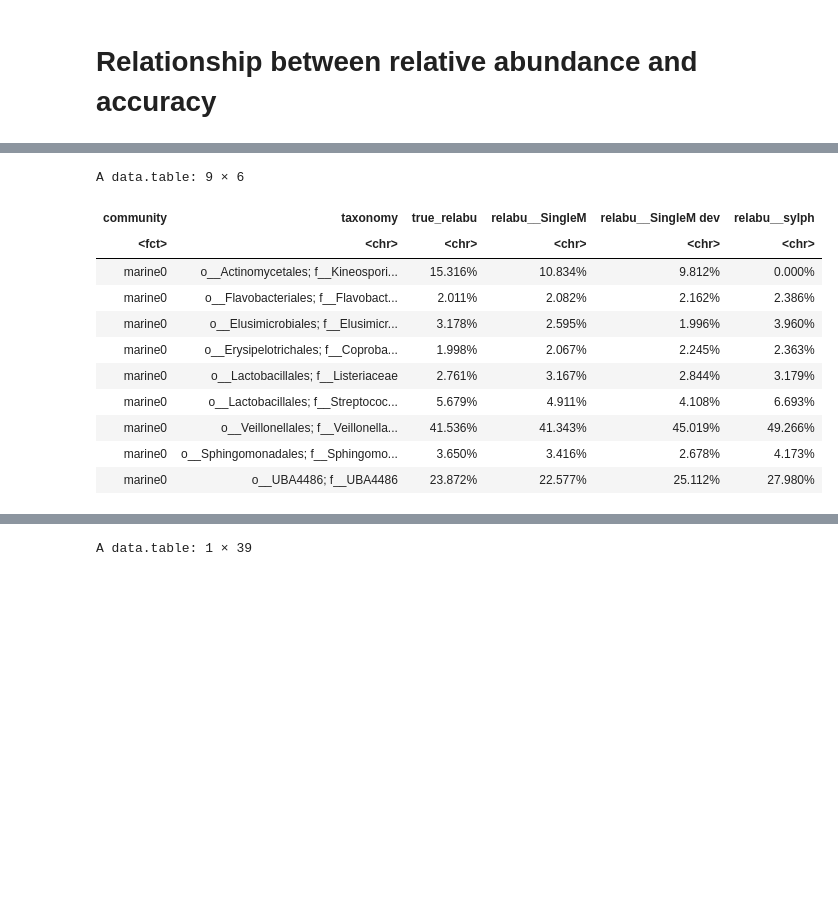
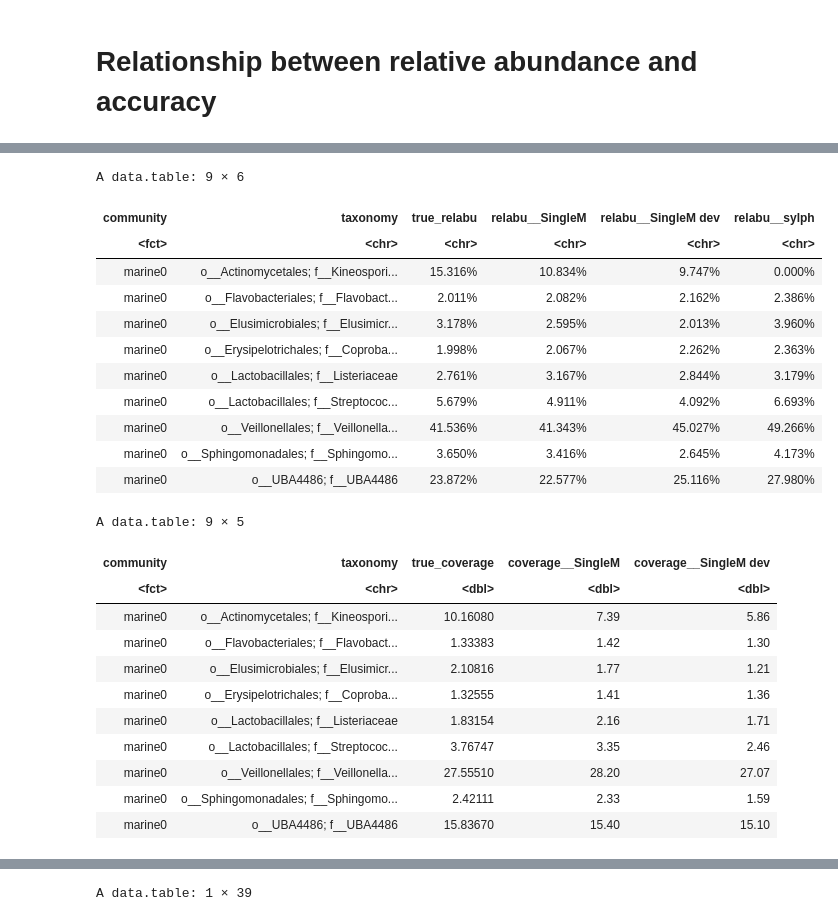
Before and after one commit to timbalam/singlem-benchmarking, a Jupyter notebook: 5_novelty/plot.ipynb, the cells around one changed output, grey strips where cells are left out. Drawn from its saved outputs; the diff is of its cells as text; code cells hidden in the pictures; blank space fills up the shorter version.

```diff
--- a/5_novelty/plot.ipynb
+++ b/5_novelty/plot.ipynb
@@ -76,17 +76,33 @@ m = dcast(all_profiles, taxonomy + community ~ tool, value.var = c("relabu", "co
 setnames(m, names(m), gsub("_", "__", names(m)))
 setnames(m, c("relabu__Gold standard", "coverage__Gold standard"), c("true_relabu", "true_coverage"))
 # %%
+# singlem and sylph relative abundances
 format_table <- function(m) {
     ra_cols <- grep("^relabu_|_relabu$", names(m), value = TRUE)
     mtmp = m[, which(!grepl("^coverage_|_coverage$", names(m))), with = FALSE]
     mtmp[
         ,
         c(ra_cols, "taxonomy") := c(
-            lapply(.SD[, ra_cols, with = FALSE], scales::label_percent()),
+            lapply(.SD, scales::label_percent()),
             list(purrr::map_chr(strsplit(taxonomy, "; ?"), function(x) paste0(tail(x,2), collapse = "; ")))
-        )
+        ),
+        .SDcols = ra_cols
     ][]
 }
+# %%
+# singlem coverages
+format_table_cov <- function(m) {
+    cov_cols <- grep("sylph", grep("^coverage_|_coverage$", names(m), value = TRUE), invert = TRUE, value = TRUE)
+    mtmp = m[, which(!grepl("^relabu_|_relabu$", names(m)) & !grepl("sylph", names(m))), with = FALSE]
+    mtmp[
+        ,
+        c(cov_cols, "taxonomy") := c(
+            .SD,
+            list(purrr::map_chr(strsplit(taxonomy, "; ?"), function(x) paste0(tail(x,2), collapse = "; ")))
+        ),
+        .SDcols = cov_cols
+    ][]
+}
 # %%
 # kingdom
 format_table(m[grep("d__", taxonomy), lapply(.SD, sum), by = list(community, taxonomy = gsub(";p__.*", "", taxonomy))])
@@ -140,19 +184,32 @@ A data.table: 8 × 6
 # %%
 # family
 format_table(m[!grepl("d__Archaea", taxonomy) & grepl(";f__", taxonomy), lapply(.SD, sum), by = list(community, taxonomy = gsub(";g__.*", "", taxonomy))])
+format_table_cov(m[!grepl("d__Archaea", taxonomy) & grepl(";f__", taxonomy), lapply(.SD, sum), by = list(community, taxonomy = gsub(";g__.*", "", taxonomy))])
 # %% [output]
 A data.table: 9 × 6
 | community | taxonomy | true_relabu | relabu__SingleM | relabu__SingleM dev | relabu__sylph |
 | <fct> | <chr> | <chr> | <chr> | <chr> | <chr> |
-| marine0 | o__Actinomycetales; f__Kineospori... | 15.316% | 10.834% | 9.812% | 0.000% |
+| marine0 | o__Actinomycetales; f__Kineospori... | 15.316% | 10.834% | 9.747% | 0.000% |
 | marine0 | o__Flavobacteriales; f__Flavobact... | 2.011% | 2.082% | 2.162% | 2.386% |
-| marine0 | o__Elusimicrobiales; f__Elusimicr... | 3.178% | 2.595% | 1.996% | 3.960% |
-| marine0 | o__Erysipelotrichales; f__Coproba... | 1.998% | 2.067% | 2.245% | 2.363% |
+| marine0 | o__Elusimicrobiales; f__Elusimicr... | 3.178% | 2.595% | 2.013% | 3.960% |
+| marine0 | o__Erysipelotrichales; f__Coproba... | 1.998% | 2.067% | 2.262% | 2.363% |
 | marine0 | o__Lactobacillales; f__Listeriaceae | 2.761% | 3.167% | 2.844% | 3.179% |
-| marine0 | o__Lactobacillales; f__Streptococ... | 5.679% | 4.911% | 4.108% | 6.693% |
-| marine0 | o__Veillonellales; f__Veillonella... | 41.536% | 41.343% | 45.019% | 49.266% |
-| marine0 | o__Sphingomonadales; f__Sphingomo... | 3.650% | 3.416% | 2.678% | 4.173% |
-| marine0 | o__UBA4486; f__UBA4486 | 23.872% | 22.577% | 25.112% | 27.980% |
+| marine0 | o__Lactobacillales; f__Streptococ... | 5.679% | 4.911% | 4.092% | 6.693% |
+| marine0 | o__Veillonellales; f__Veillonella... | 41.536% | 41.343% | 45.027% | 49.266% |
+| marine0 | o__Sphingomonadales; f__Sphingomo... | 3.650% | 3.416% | 2.645% | 4.173% |
+| marine0 | o__UBA4486; f__UBA4486 | 23.872% | 22.577% | 25.116% | 27.980% |
+A data.table: 9 × 5
+| community | taxonomy | true_coverage | coverage__SingleM | coverage__SingleM dev |
+| <fct> | <chr> | <dbl> | <dbl> | <dbl> |
+| marine0 | o__Actinomycetales; f__Kineospori... | 10.16080 | 7.39 | 5.86 |
+| marine0 | o__Flavobacteriales; f__Flavobact... | 1.33383 | 1.42 | 1.30 |
+| marine0 | o__Elusimicrobiales; f__Elusimicr... | 2.10816 | 1.77 | 1.21 |
+| marine0 | o__Erysipelotrichales; f__Coproba... | 1.32555 | 1.41 | 1.36 |
+| marine0 | o__Lactobacillales; f__Listeriaceae | 1.83154 | 2.16 | 1.71 |
+| marine0 | o__Lactobacillales; f__Streptococ... | 3.76747 | 3.35 | 2.46 |
+| marine0 | o__Veillonellales; f__Veillonella... | 27.55510 | 28.20 | 27.07 |
+| marine0 | o__Sphingomonadales; f__Sphingomo... | 2.42111 | 2.33 | 1.59 |
+| marine0 | o__UBA4486; f__UBA4486 | 15.83670 | 15.40 | 15.10 |
 # %%
 # How well does genus level rescue some of the missing genomes? First need to remake the table with genus level, annoying since kraken profiles are filled, when the rest aren't.
 format_table(m[!grepl("d__Archaea", taxonomy) & grepl(";g__", taxonomy), lapply(.SD, sum), by = list(community, taxonomy = gsub(";s__.*", "", taxonomy))])
```
Also changed, not shown: parts of 24 cells of this notebook, 5 other files.
